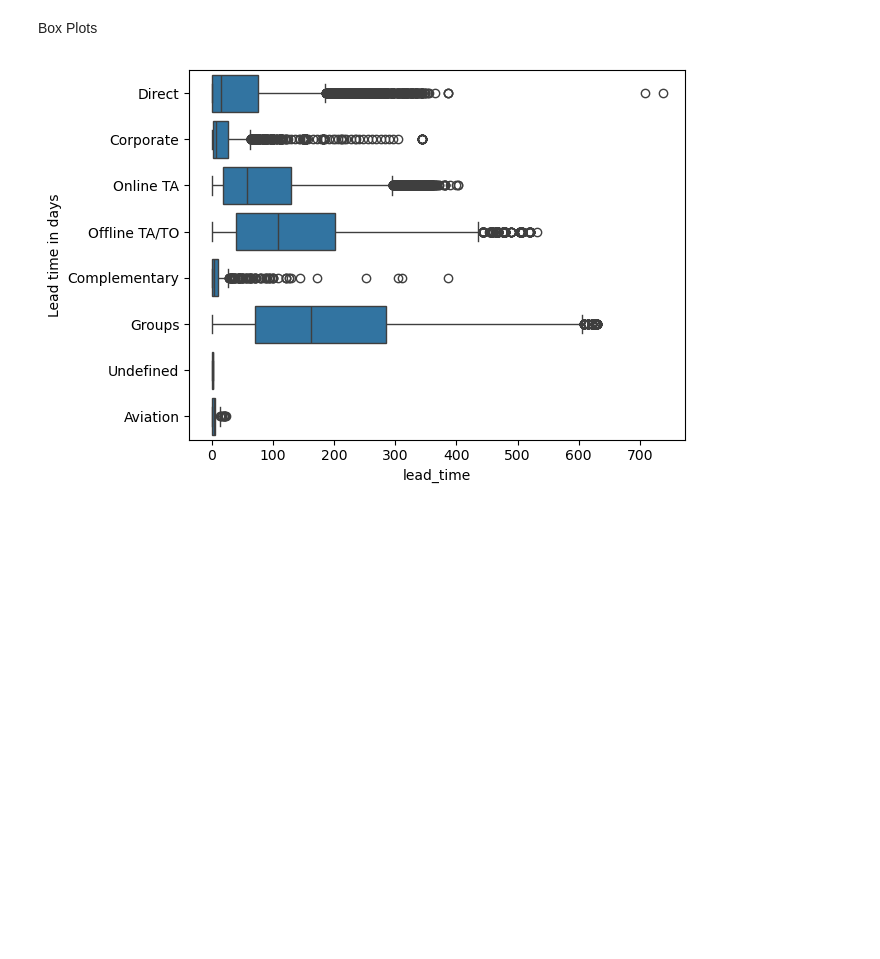
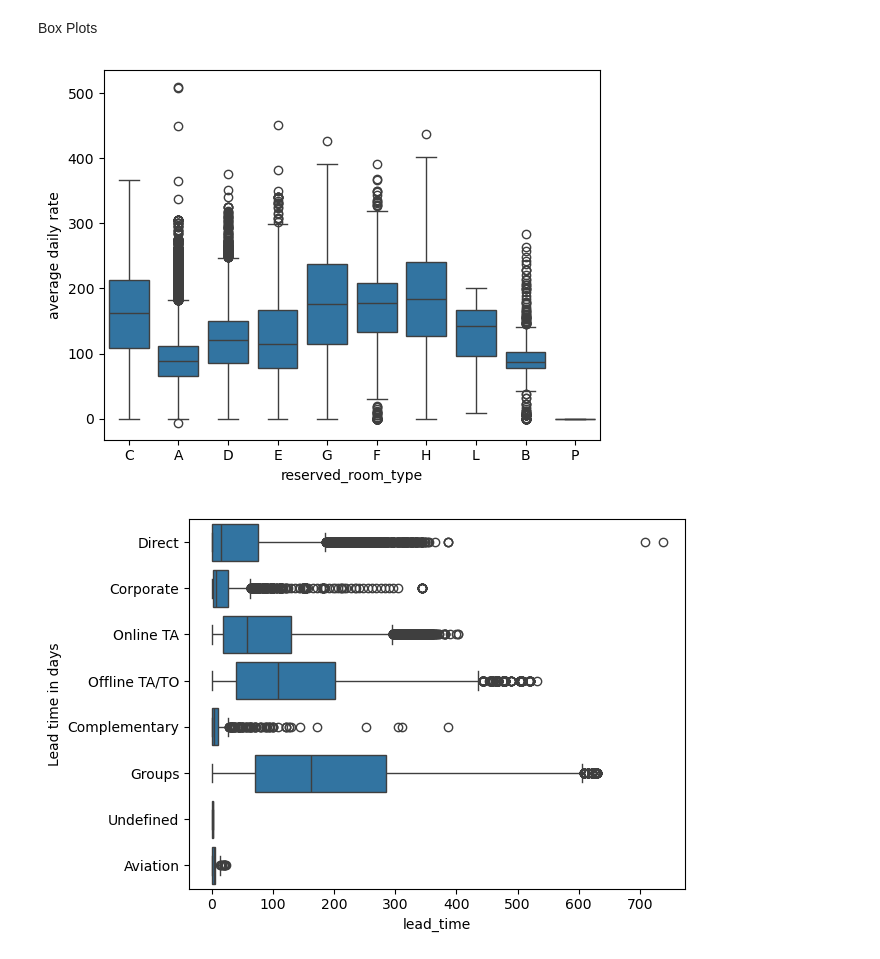
Before and after one commit to tbrauneck/BSAN6080, a Jupyter notebook: Group_Project/HotelEDA2.ipynb, the cells around one changed output. Cells and saved outputs as stored; diff of their text form; code cells hidden in the pictures; blank space fills up the shorter version.

```diff
--- a/Group_Project/HotelEDA2.ipynb
+++ b/Group_Project/HotelEDA2.ipynb
@@ -260,7 +260,6 @@ dqr_cont[dqr_cont['% Missing'] > 60]
 # %%
 # Drop row or columns for missing data issues
 abt = df.copy() #first let's make a copy of the dataframe
-abt.drop(['company', 'agent'], axis = 1, inplace = True) # drop columns
 abt.dropna(subset =['country'], inplace = True) # drop rows
 # %% [markdown]
 #### 2D. Cardinality Checks
@@ -694,6 +694,13 @@ plt.show()
 # There is a strong relationship between distribution channel and market segment.
 # %% [markdown]
 Box Plots
+# %%
+abt_trimmed = abt[abt['adr']<1000]
+sns.boxplot(x='reserved_room_type', y='adr', data=abt_trimmed)
+plt.ylabel('average daily rate')
+plt.show()
+# %% [output]
+[figure, added]
 # %%
 sns.boxplot(x='lead_time', y='market_segment', data=abt)
 plt.ylabel('Lead time in days')
```
Also changed, not shown: parts of 64 cells of this notebook.
